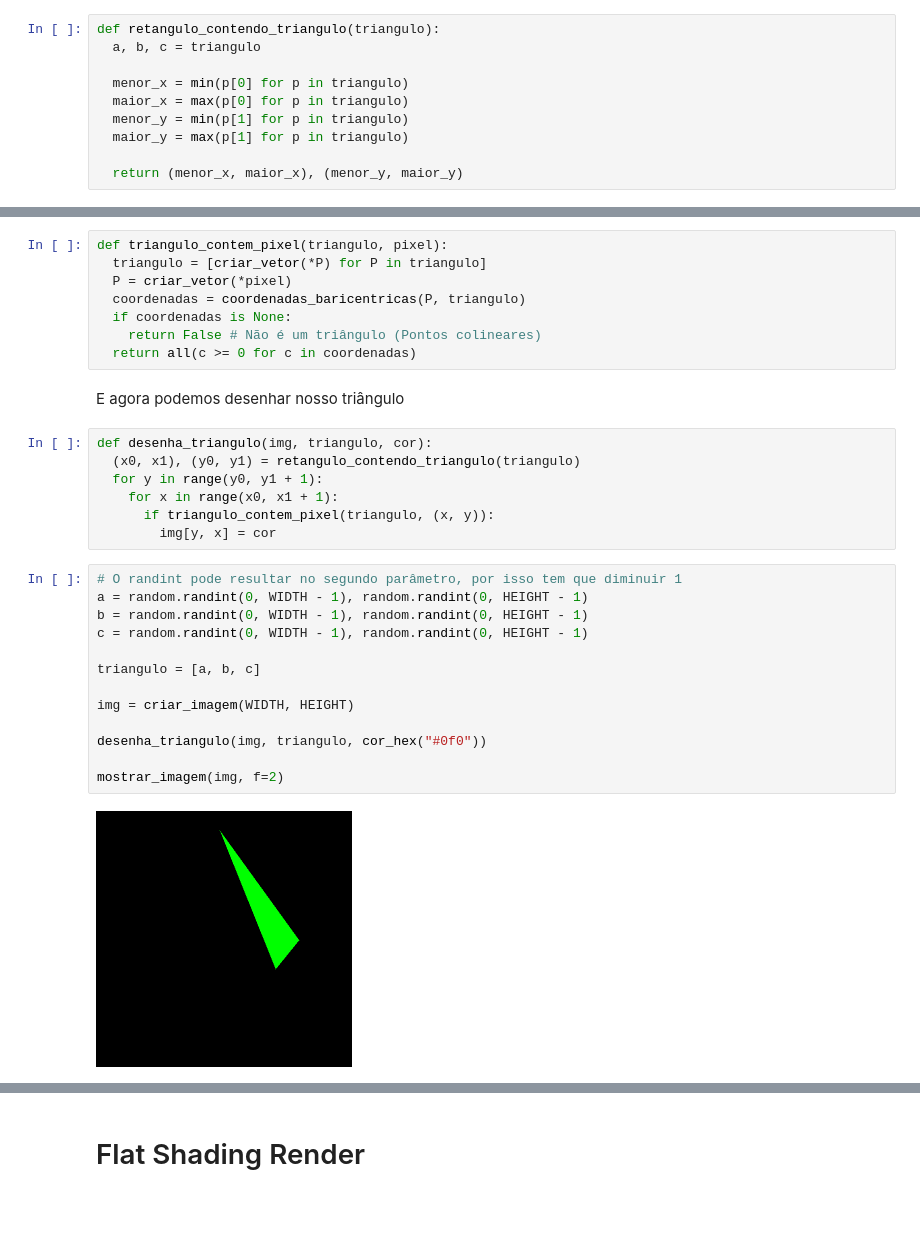
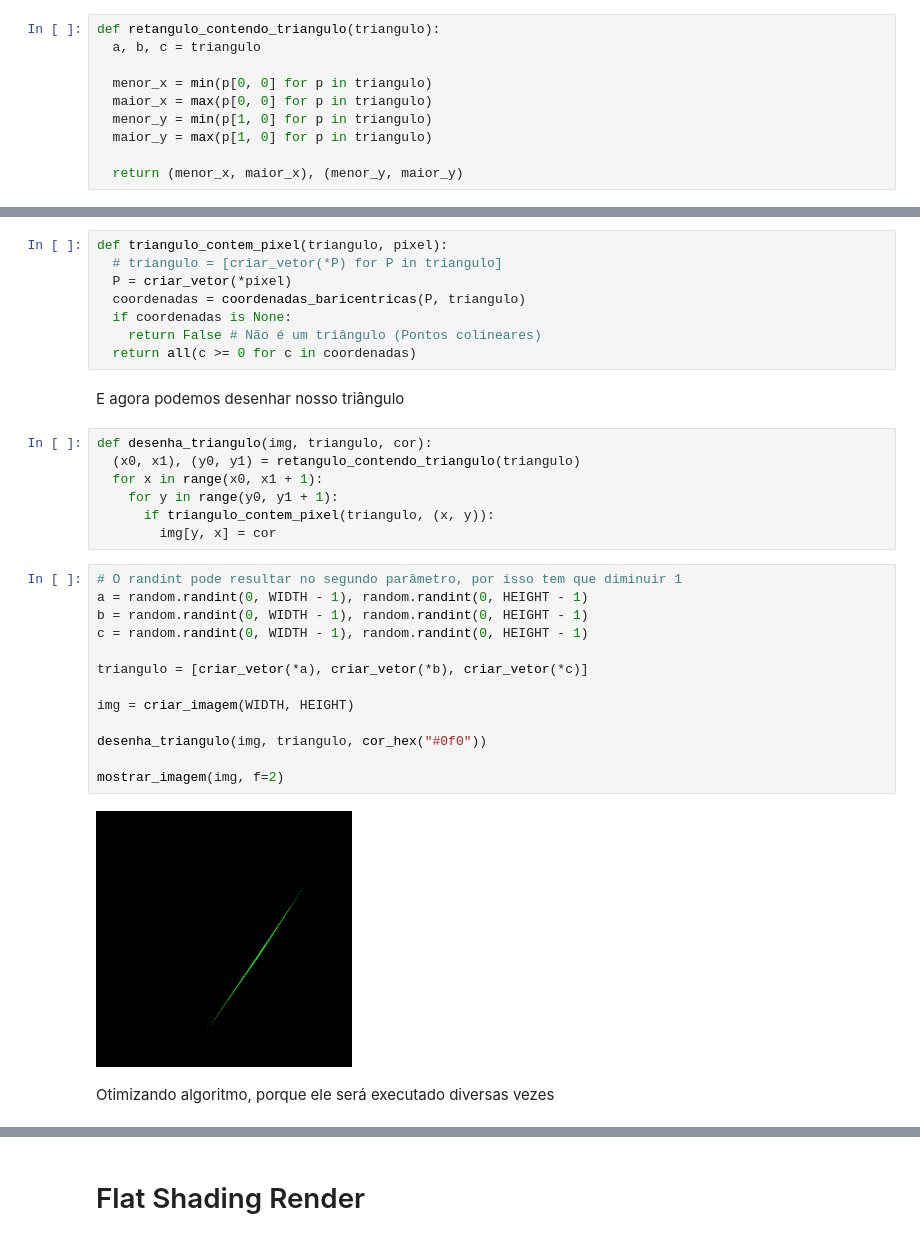
Before and after one commit to Edwolt/TinyRenderer-PythonNotebook, a Jupyter notebook: TinyRenderer.ipynb, the cells around one changed output, grey strips where cells are left out. Saved outputs shown, nothing was run; the diff lists cells and outputs as text; blank space fills up the shorter version.

```diff
--- a/TinyRenderer.ipynb
+++ b/TinyRenderer.ipynb
@@ -592,10 +598,10 @@ $$
 def retangulo_contendo_triangulo(triangulo):
   a, b, c = triangulo
 
-  menor_x = min(p[0] for p in triangulo)
-  maior_x = max(p[0] for p in triangulo)
-  menor_y = min(p[1] for p in triangulo)
-  maior_y = max(p[1] for p in triangulo)
+  menor_x = min(p[0, 0] for p in triangulo)
+  maior_x = max(p[0, 0] for p in triangulo)
+  menor_y = min(p[1, 0] for p in triangulo)
+  maior_y = max(p[1, 0] for p in triangulo)
 
   return (menor_x, maior_x), (menor_y, maior_y)
 # %%
@@ -724,7 +730,7 @@ def coordenadas_baricentricas(P, triangulo):
 Se pelo mesno uma coordendas baricêntricas dos ponto for negativa, sabemos que está fora do triângulo. Senão sabemos que está detro
 # %%
 def triangulo_contem_pixel(triangulo, pixel):
-  triangulo = [criar_vetor(*P) for P in triangulo]
+  # triangulo = [criar_vetor(*P) for P in triangulo]
   P = criar_vetor(*pixel)
   coordenadas = coordenadas_baricentricas(P, triangulo)
   if coordenadas is None:
@@ -735,22 +741,24 @@ E agora podemos desenhar nosso triângulo
 # %%
 def desenha_triangulo(img, triangulo, cor):
   (x0, x1), (y0, y1) = retangulo_contendo_triangulo(triangulo)
-  for y in range(y0, y1 + 1):
-    for x in range(x0, x1 + 1):
+  for x in range(x0, x1 + 1):
+    for y in range(y0, y1 + 1):
       if triangulo_contem_pixel(triangulo, (x, y)):
         img[y, x] = cor
 # %%
 # O randint pode resultar no segundo parâmetro, por isso tem que diminuir 1
 a = random.randint(0, WIDTH - 1), random.randint(0, HEIGHT - 1)
 b = random.randint(0, WIDTH - 1), random.randint(0, HEIGHT - 1)
 c = random.randint(0, WIDTH - 1), random.randint(0, HEIGHT - 1)
 
-triangulo = [a, b, c]
+triangulo = [criar_vetor(*a), criar_vetor(*b), criar_vetor(*c)]
 
 img = criar_imagem(WIDTH, HEIGHT)
 
 desenha_triangulo(img, triangulo, cor_hex("#0f0"))
 
 mostrar_imagem(img, f=2)
 # %% [output]
-[figure, old version]
+[figure, new version]
+# %% [markdown]
+Otimizando algoritmo, porque ele será executado diversas vezes
```
Also changed, not shown: parts of 6 cells of this notebook.
